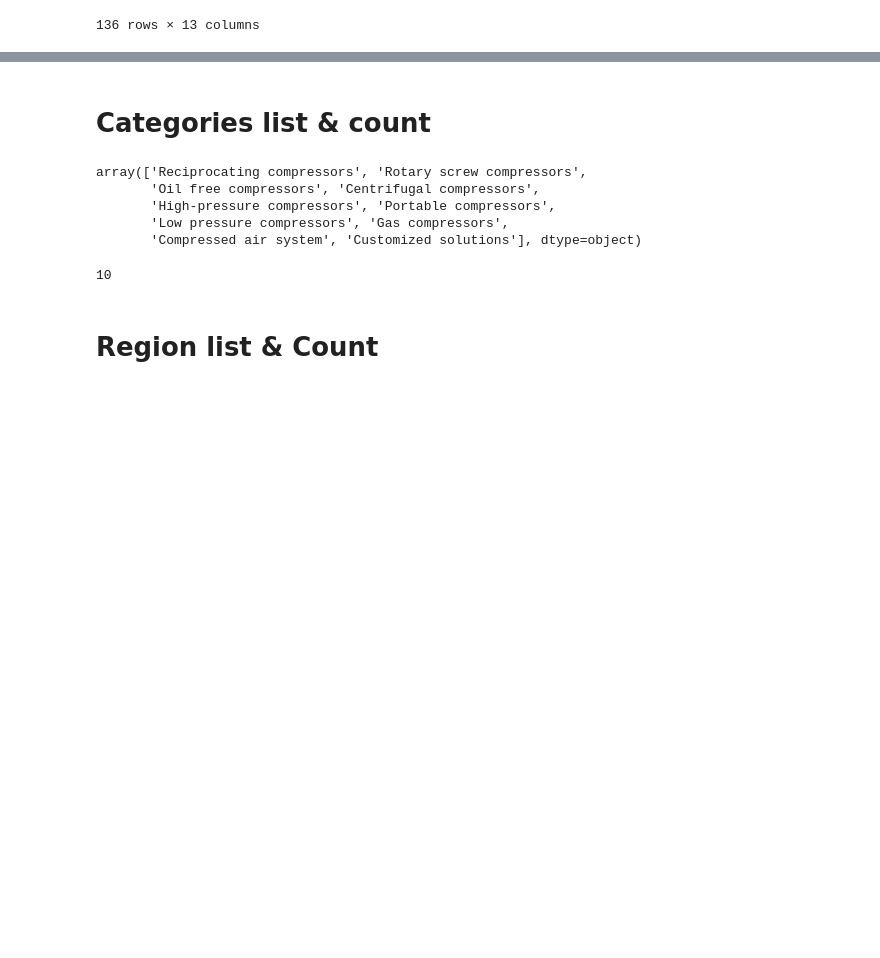
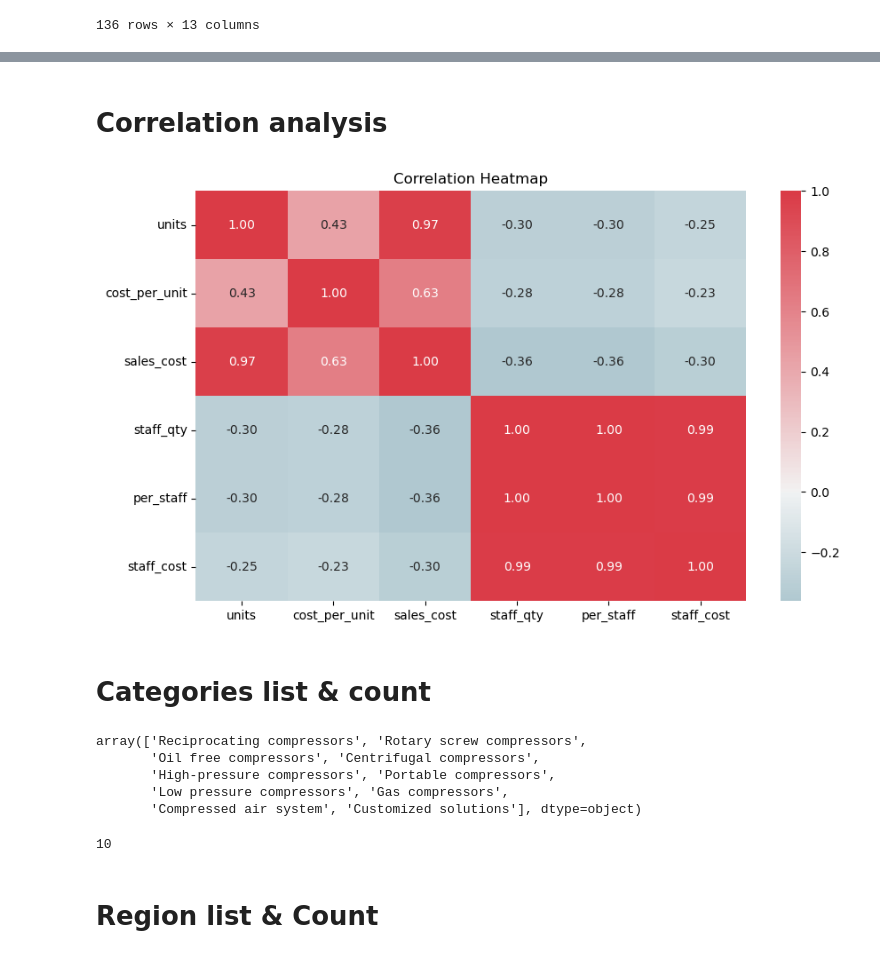
Before and after one commit to srikanthmurali/SalesAnalytics, a Jupyter notebook: EDA.ipynb, the cells around one changed output, grey strips where cells are left out. Drawn from its saved outputs; the diff is of its cells as text; code cells hidden in the pictures; blank space fills up the shorter version.

```diff
--- a/EDA.ipynb
+++ b/EDA.ipynb
@@ -155,3 +155,33 @@ plt.show()
+# %% [markdown]
+# Correlation analysis
+# %%
+import matplotlib.pyplot as plt
+import seaborn as sns
+import numpy as np
+
+# List of parameter names (assuming you have columns with these names)
+parameters = ['units', 'cost_per_unit', 'sales_cost', 'staff_qty', 'per_staff', 'staff_cost']
+
+# Calculate the correlation matrix
+correlation_matrix = data_2022[parameters].corr()
+
+# Create a custom diverging color map
+cmap = sns.diverging_palette(220, 10, as_cmap=True)
+
+# Create a figure and axis for the correlation heatmap
+plt.figure(figsize=(10, 6))
+ax = plt.axes()
+
+# Create a heatmap of the correlation matrix with custom color map
+sns.heatmap(correlation_matrix, annot=True, cmap=cmap, fmt=".2f", ax=ax, center=0)
+
+# Set the title
+ax.set_title("Correlation Heatmap")
+
+# Show the plot
+plt.show()
+# %% [output]
+[figure, added]
 # %% [markdown]
 # Categories list & count
 # %%
```
Also changed, not shown: parts of 20 cells of this notebook, 1 other file.
